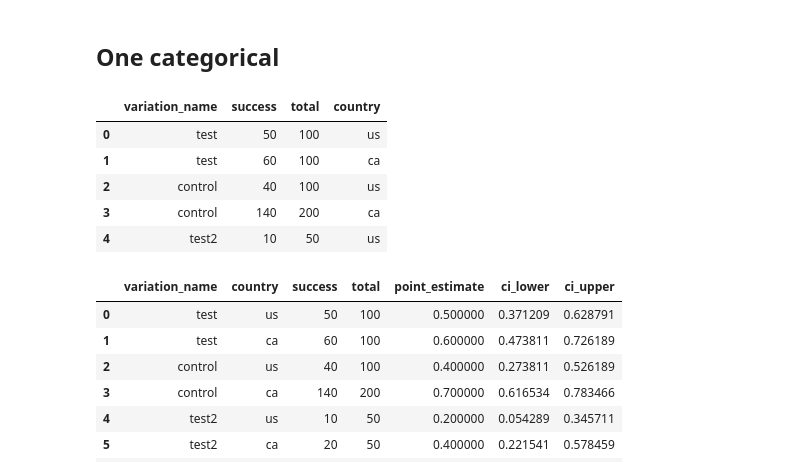
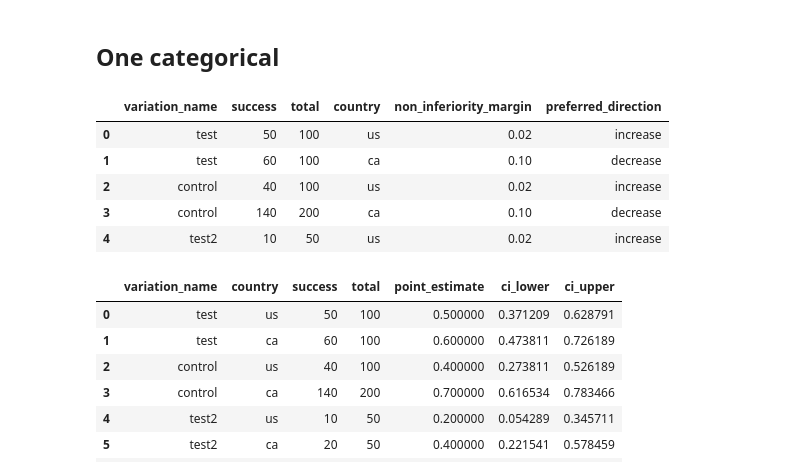
Before and after one commit to spotify/confidence, a Jupyter notebook: examples/Confidence Examples - Frequentist.ipynb, the cells around one changed output. Cells and saved outputs as stored; diff of their text form; code cells hidden in the pictures.

```diff
--- a/examples/Confidence Examples - Frequentist.ipynb
+++ b/examples/Confidence Examples - Frequentist.ipynb
@@ -12,16 +12,18 @@ import spotify_confidence as conf
 # %%
 df = pd.DataFrame({'variation_name': ['test', 'test', 'control', 'control', 'test2', 'test2', 'test3', 'test3'],
                    'success': [50, 60, 40, 140, 10, 20, 20, 20],
                    'total': [100, 100, 100, 200, 50, 50, 60, 60],
-                   'country': ['us', 'ca', 'us', 'ca', 'us', 'ca', 'us', 'ca']})
+                   'country': ['us', 'ca', 'us', 'ca', 'us', 'ca', 'us', 'ca'],
+                   'non_inferiority_margin': [0.02, 0.1, 0.02, 0.1, 0.02, 0.1, 0.02, 0.1],
+                   'preferred_direction': ['increase', 'decrease', 'increase', 'decrease', 'increase', 'decrease', 'increase', 'decrease']})
 df.head()
 # %% [output]
-|  | variation_name | success | total | country |
-| 0 | test | 50 | 100 | us |
-| 1 | test | 60 | 100 | ca |
-| 2 | control | 40 | 100 | us |
-| 3 | control | 140 | 200 | ca |
-| 4 | test2 | 10 | 50 | us |
+|  | variation_name | success | total | country | non_inferiority_margin | preferred_direction |
+| 0 | test | 50 | 100 | us | 0.02 | increase |
+| 1 | test | 60 | 100 | ca | 0.10 | decrease |
+| 2 | control | 40 | 100 | us | 0.02 | increase |
+| 3 | control | 140 | 200 | ca | 0.10 | decrease |
+| 4 | test2 | 10 | 50 | us | 0.02 | increase |
 # %%
 ztest = conf.ZTest(data_frame=df,
                    numerator_column='success',
```
Also changed, not shown: parts of 3 cells of this notebook, 2 other files.
